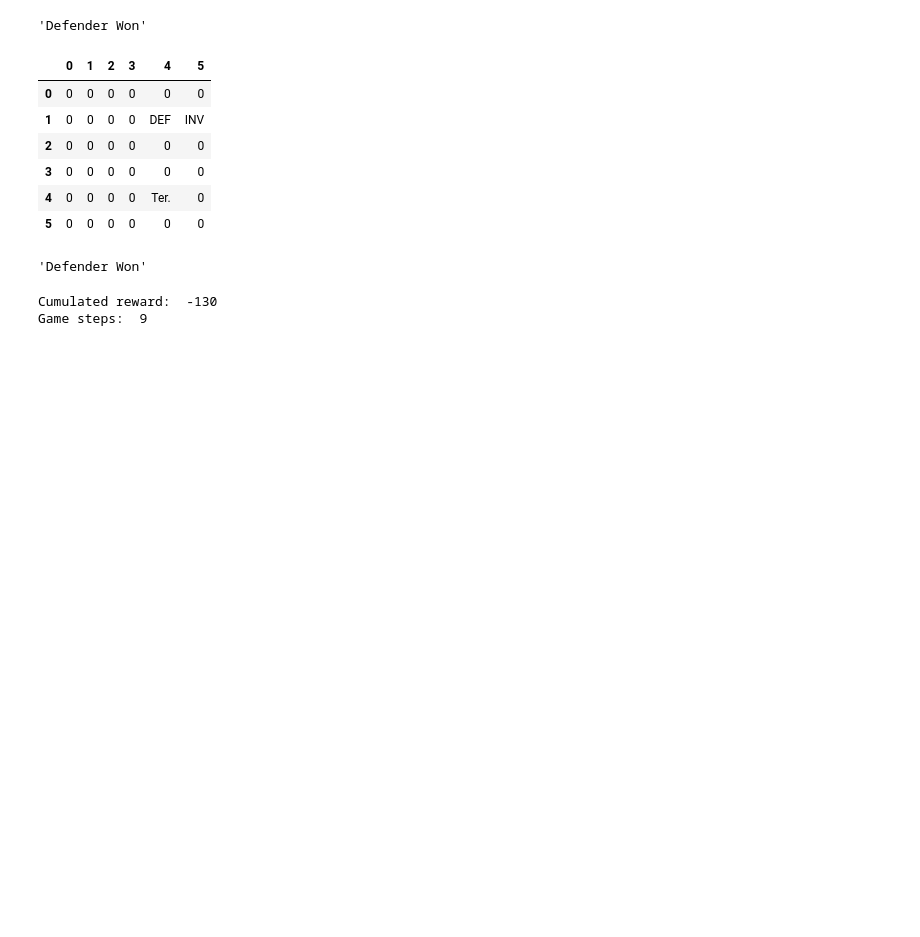
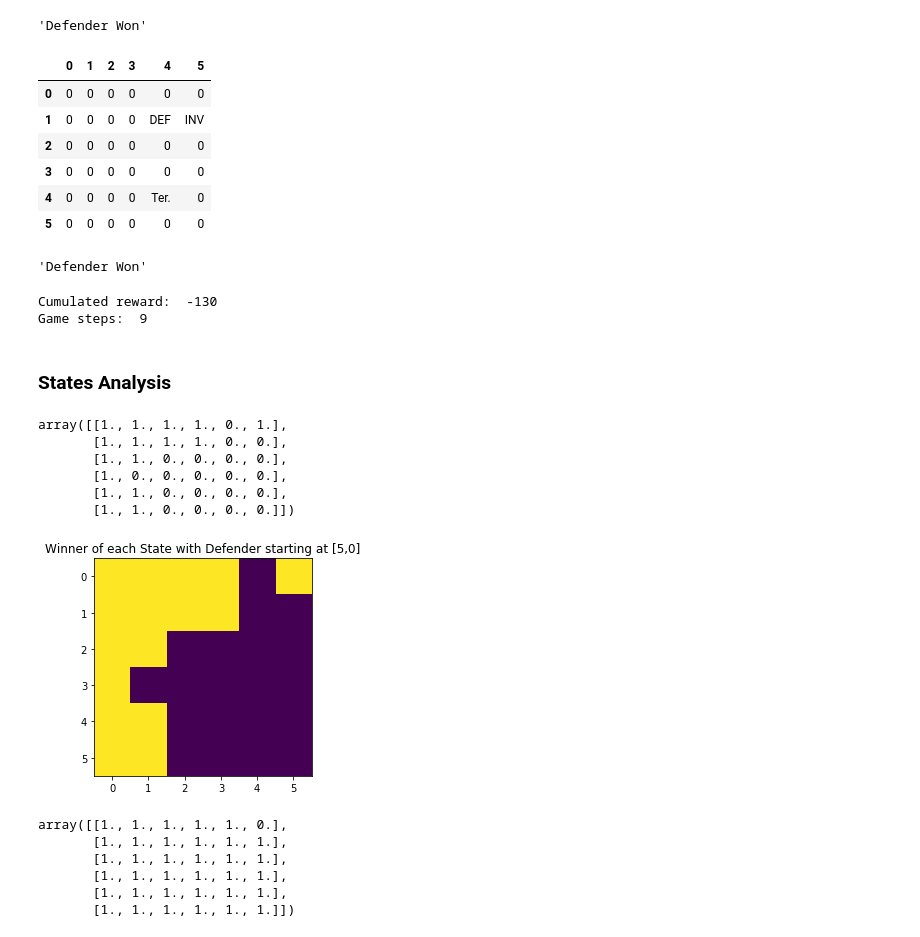
Before and after one commit to aarontan-git/multi_agent_learning, a Jupyter notebook: Notebook/minimaxq.ipynb, the cells around one changed output. Drawn from its saved outputs; the diff is of its cells as text; code cells hidden in the pictures; blank space fills up the shorter version.

```diff
--- a/Notebook/minimaxq.ipynb
+++ b/Notebook/minimaxq.ipynb
@@ -731,7 +729,7 @@ plt.show()
 ### Animate the Game
 # %%
 # generate game trajectory
-game_trajectory, status, cumulated_reward, game_step= generate_trajectory([5,0],[0,0])
+game_trajectory, status, cumulated_reward, game_step= generate_trajectory([5,0],[1,3])
 status
 # %% [output]
 'Defender Won'
@@ -767,3 +765,31 @@ print("Game steps: ", game_step)
 # %% [output]
 Cumulated reward:  -130
 Game steps:  9
+# %% [markdown]
+### States Analysis
+# %%
+state_winner = np.zeros([6,6])
+# %%
+for state in invader_defender.states:
+    game_trajectory, status, cumulated_reward, game_step= generate_trajectory([5,0],state)
+    if status == 'Defender Won':
+        state_winner[state[0], state[1]] = 1
+    elif status == 'Invader Won':
+        state_winner[state[0], state[1]] = 0
+    else:
+        state_winner[state[0], state[1]] = -1
+# %%
+state_winner
+# %% [output]
+array([[1., 1., 1., 1., 0., 1.],
+       [1., 1., 1., 1., 0., 0.],
+       [1., 1., 0., 0., 0., 0.],
+       [1., 0., 0., 0., 0., 0.],
+       [1., 1., 0., 0., 0., 0.],
+       [1., 1., 0., 0., 0., 0.]])
+# %%
+plt.imshow(state_winner)
+plt.title('Winner of each State with Defender starting at [5,0]')
+plt.show()
+# %% [output]
+[figure, added]
@@ -769,0 +805,9 @@ Game steps:  9
+# %%
+state_winner
+# %% [output]
+array([[1., 1., 1., 1., 1., 0.],
+       [1., 1., 1., 1., 1., 1.],
+       [1., 1., 1., 1., 1., 1.],
+       [1., 1., 1., 1., 1., 1.],
+       [1., 1., 1., 1., 1., 1.],
+       [1., 1., 1., 1., 1., 1.]])
```
Also changed, not shown: parts of 31 cells of this notebook, 7 other files.
